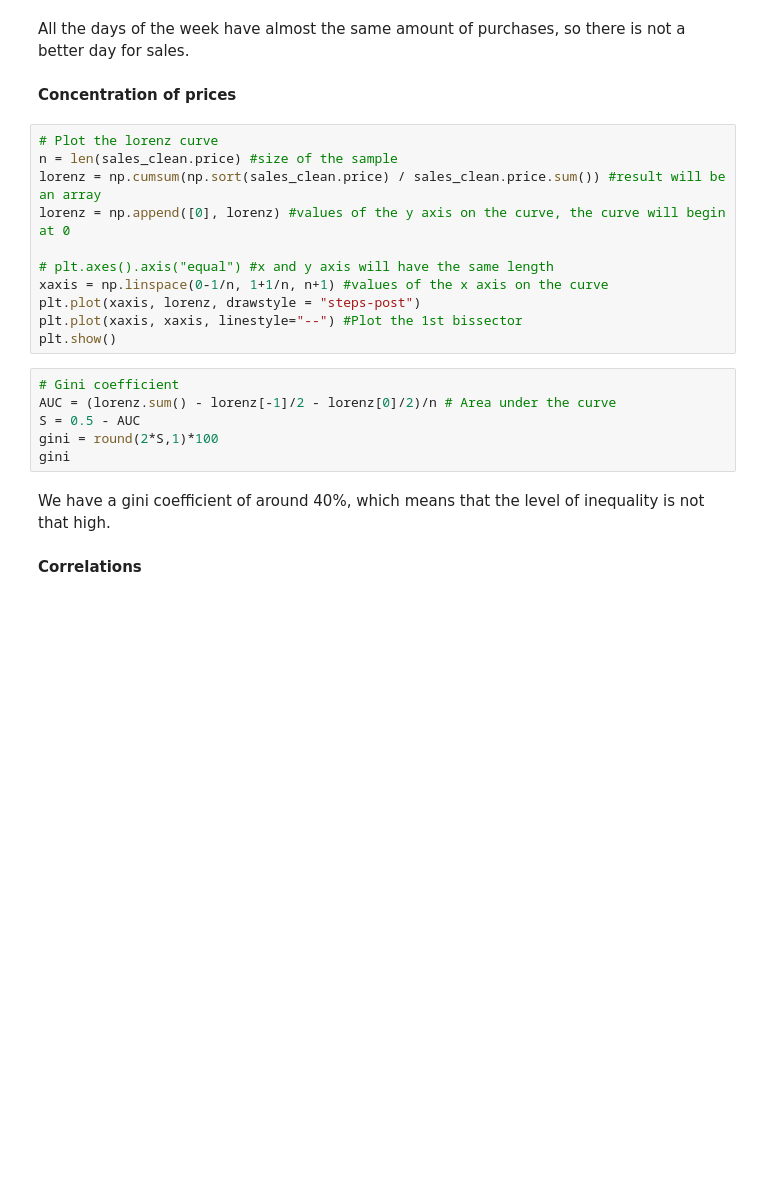
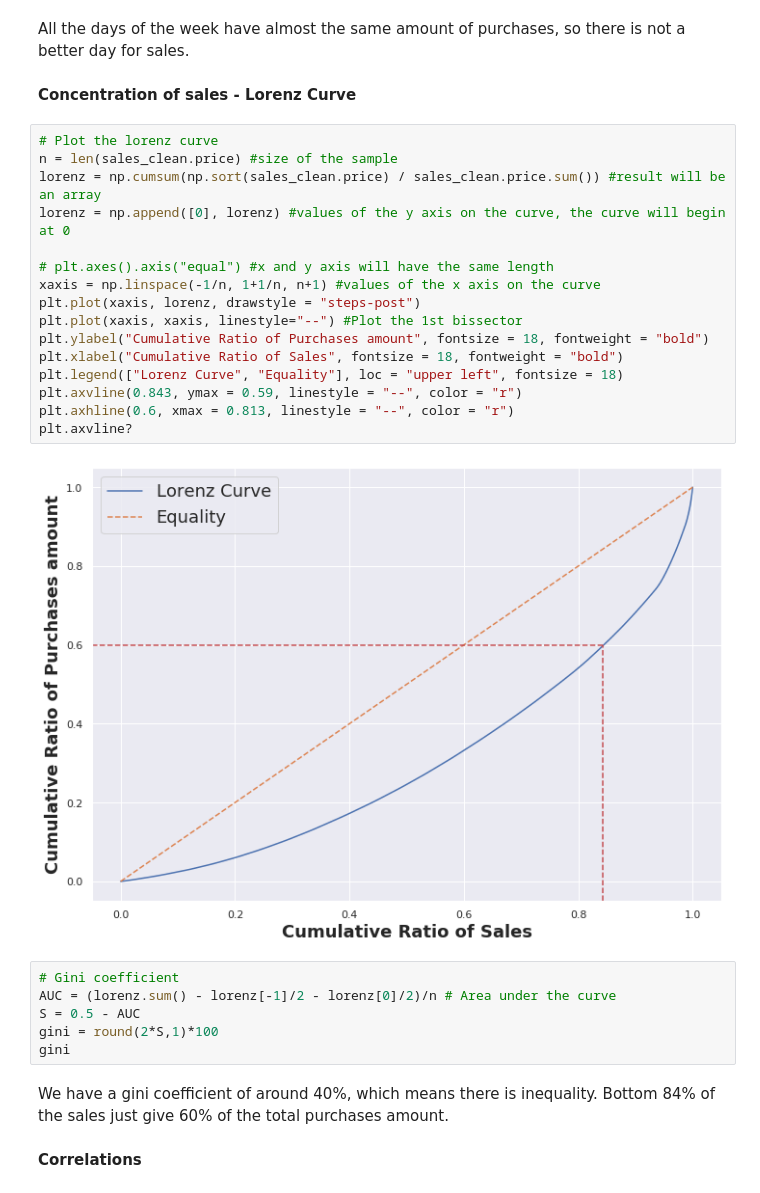
Before and after one commit to furawa/OC_data_analyst_projects, a Jupyter notebook: 02_analyze_company_sales/analyze_company_sales.ipynb, the cells around one changed output. Saved outputs shown, nothing was run; the diff lists cells and outputs as text; blank space fills up the shorter version.

Commit message:
refactor: Update lorenz curve

```diff
--- a/02_analyze_company_sales/analyze_company_sales.ipynb
+++ b/02_analyze_company_sales/analyze_company_sales.ipynb
@@ -716,18 +716,25 @@ plt.xticks([1,2,3,4,5,6],["Mon", "Tue", "Wed", "Thu", "Fri", "Sat", "Sun"]);
 # %% [markdown]
 All the days of the week have almost the same amount of purchases, so there is not a better day for sales.
 # %% [markdown]
-**Concentration of prices**
+**Concentration of sales - Lorenz Curve**
 # %%
 # Plot the lorenz curve
 n = len(sales_clean.price) #size of the sample
 lorenz = np.cumsum(np.sort(sales_clean.price) / sales_clean.price.sum()) #result will be an array
 lorenz = np.append([0], lorenz) #values of the y axis on the curve, the curve will begin at 0
 
 # plt.axes().axis("equal") #x and y axis will have the same length
-xaxis = np.linspace(0-1/n, 1+1/n, n+1) #values of the x axis on the curve
+xaxis = np.linspace(-1/n, 1+1/n, n+1) #values of the x axis on the curve
 plt.plot(xaxis, lorenz, drawstyle = "steps-post")
 plt.plot(xaxis, xaxis, linestyle="--") #Plot the 1st bissector
-plt.show()
+plt.ylabel("Cumulative Ratio of Purchases amount", fontsize = 18, fontweight = "bold")
+plt.xlabel("Cumulative Ratio of Sales", fontsize = 18, fontweight = "bold")
+plt.legend(["Lorenz Curve", "Equality"], loc = "upper left", fontsize = 18)
+plt.axvline(0.843, ymax = 0.59, linestyle = "--", color = "r")
+plt.axhline(0.6, xmax = 0.813, linestyle = "--", color = "r")
+plt.axvline?
+# %% [output]
+[figure, added]
 # %%
 # Gini coefficient
 AUC = (lorenz.sum() - lorenz[-1]/2 - lorenz[0]/2)/n # Area under the curve
@@ -735,7 +742,8 @@ S = 0.5 - AUC
 gini = round(2*S,1)*100
 gini
 # %% [markdown]
-We have a gini coefficient of around 40%, which means that the level of inequality is not that high.
+We have a gini coefficient of around 40%, which means there is inequality.
+Bottom 84% of the sales just give 60% of the total purchases amount.
 # %% [markdown]
 **Correlations**
 # %%
```
Also changed, not shown: parts of 2 cells of this notebook.
